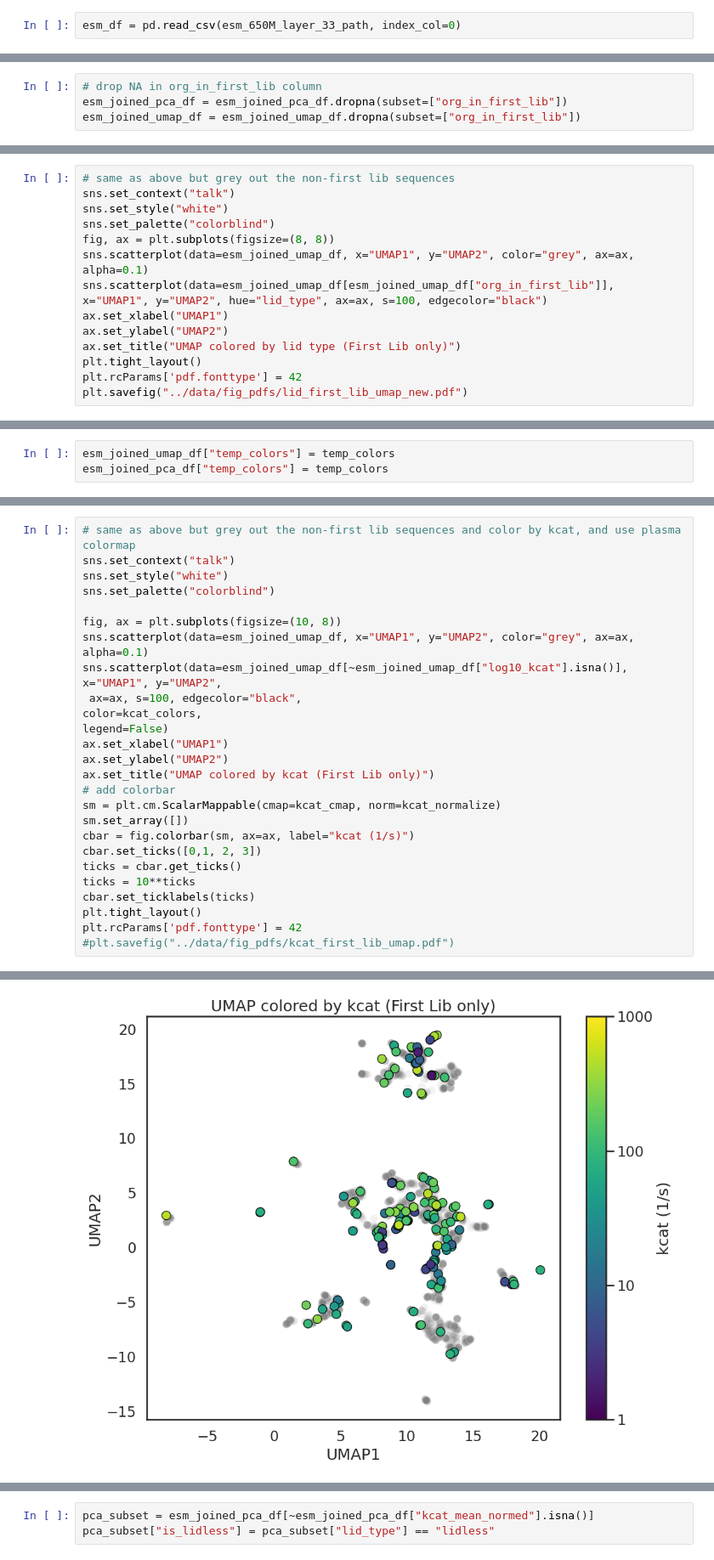
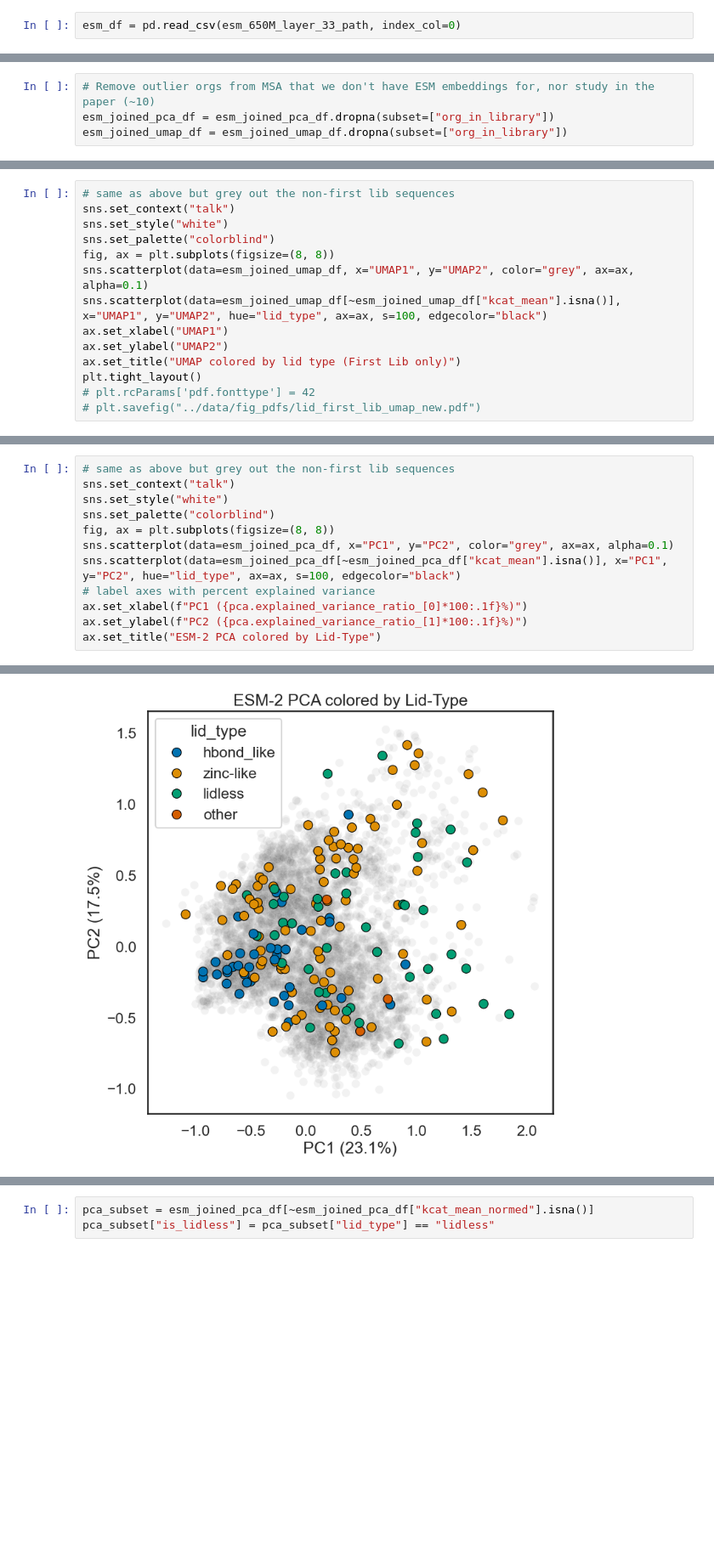
Before and after one commit to pinneylab/adk_evolutionary_landscape, a Jupyter notebook: figures/fig7.ipynb, the cells around one changed output, grey strips where cells are left out. Shown at 85% size. Drawn from its saved outputs; the diff is of its cells as text; blank space fills up the shorter version.

Commit message:
update included figure notebooks, uv integration

```diff
--- a/figures/fig7.ipynb
+++ b/figures/fig7.ipynb
@@ -89,4 +68,4 @@ ___
-# %%
-# drop NA in org_in_first_lib column
-esm_joined_pca_df = esm_joined_pca_df.dropna(subset=["org_in_first_lib"])
-esm_joined_umap_df = esm_joined_umap_df.dropna(subset=["org_in_first_lib"])
+# %%
+# Remove outlier orgs from MSA that we don't have ESM embeddings for, nor study in the paper (~10)
+esm_joined_pca_df = esm_joined_pca_df.dropna(subset=["org_in_library"])
+esm_joined_umap_df = esm_joined_umap_df.dropna(subset=["org_in_library"])
@@ -97,11 +80,11 @@ sns.set_style("white")
 sns.set_palette("colorblind")
 fig, ax = plt.subplots(figsize=(8, 8))
 sns.scatterplot(data=esm_joined_umap_df, x="UMAP1", y="UMAP2", color="grey", ax=ax, alpha=0.1)
-sns.scatterplot(data=esm_joined_umap_df[esm_joined_umap_df["org_in_first_lib"]], x="UMAP1", y="UMAP2", hue="lid_type", ax=ax, s=100, edgecolor="black")
+sns.scatterplot(data=esm_joined_umap_df[~esm_joined_umap_df["kcat_mean"].isna()], x="UMAP1", y="UMAP2", hue="lid_type", ax=ax, s=100, edgecolor="black")
 ax.set_xlabel("UMAP1")
 ax.set_ylabel("UMAP2")
 ax.set_title("UMAP colored by lid type (First Lib only)")
 plt.tight_layout()
-plt.rcParams['pdf.fonttype'] = 42
-plt.savefig("../data/fig_pdfs/lid_first_lib_umap_new.pdf")
+# plt.rcParams['pdf.fonttype'] = 42
+# plt.savefig("../data/fig_pdfs/lid_first_lib_umap_new.pdf")
 # %% [output]
@@ -161,3 +91,0 @@ temp_colors = [temp_cmap(temp_normalize(value)) for value in esm_joined_umap_df[
-# %%
-esm_joined_umap_df["temp_colors"] = temp_colors
-esm_joined_pca_df["temp_colors"] = temp_colors
@@ -200,27 +125,13 @@ kcat_colors = [kcat_cmap(kcat_normalize(value)) for value in esm_joined_umap_df[
 # %%
-# same as above but grey out the non-first lib sequences and color by kcat, and use plasma colormap
+# same as above but grey out the non-first lib sequences
 sns.set_context("talk")
 sns.set_style("white")
 sns.set_palette("colorblind")
-
-fig, ax = plt.subplots(figsize=(10, 8))
-sns.scatterplot(data=esm_joined_umap_df, x="UMAP1", y="UMAP2", color="grey", ax=ax, alpha=0.1)
-sns.scatterplot(data=esm_joined_umap_df[~esm_joined_umap_df["log10_kcat"].isna()], x="UMAP1", y="UMAP2",
- ax=ax, s=100, edgecolor="black",
-color=kcat_colors,
-legend=False)
-ax.set_xlabel("UMAP1")
-ax.set_ylabel("UMAP2")
-ax.set_title("UMAP colored by kcat (First Lib only)")
-# add colorbar
-sm = plt.cm.ScalarMappable(cmap=kcat_cmap, norm=kcat_normalize)
-sm.set_array([])
-cbar = fig.colorbar(sm, ax=ax, label="kcat (1/s)")
-cbar.set_ticks([0,1, 2, 3])
-ticks = cbar.get_ticks()
-ticks = 10**ticks
-cbar.set_ticklabels(ticks)
-plt.tight_layout()
-plt.rcParams['pdf.fonttype'] = 42
-#plt.savefig("../data/fig_pdfs/kcat_first_lib_umap.pdf")
+fig, ax = plt.subplots(figsize=(8, 8))
+sns.scatterplot(data=esm_joined_pca_df, x="PC1", y="PC2", color="grey", ax=ax, alpha=0.1)
+sns.scatterplot(data=esm_joined_pca_df[~esm_joined_pca_df["kcat_mean"].isna()], x="PC1", y="PC2", hue="lid_type", ax=ax, s=100, edgecolor="black")
+# label axes with percent explained variance
+ax.set_xlabel(f"PC1 ({pca.explained_variance_ratio_[0]*100:.1f}%)")
+ax.set_ylabel(f"PC2 ({pca.explained_variance_ratio_[1]*100:.1f}%)")
+ax.set_title("ESM-2 PCA colored by Lid-Type")
 # %% [output]
@@ -227 +139 @@ plt.rcParams['pdf.fonttype'] = 42
-[figure, old version]
+[figure, new version]
```
Also changed, not shown: parts of 31 cells of this notebook, 16 other files.
